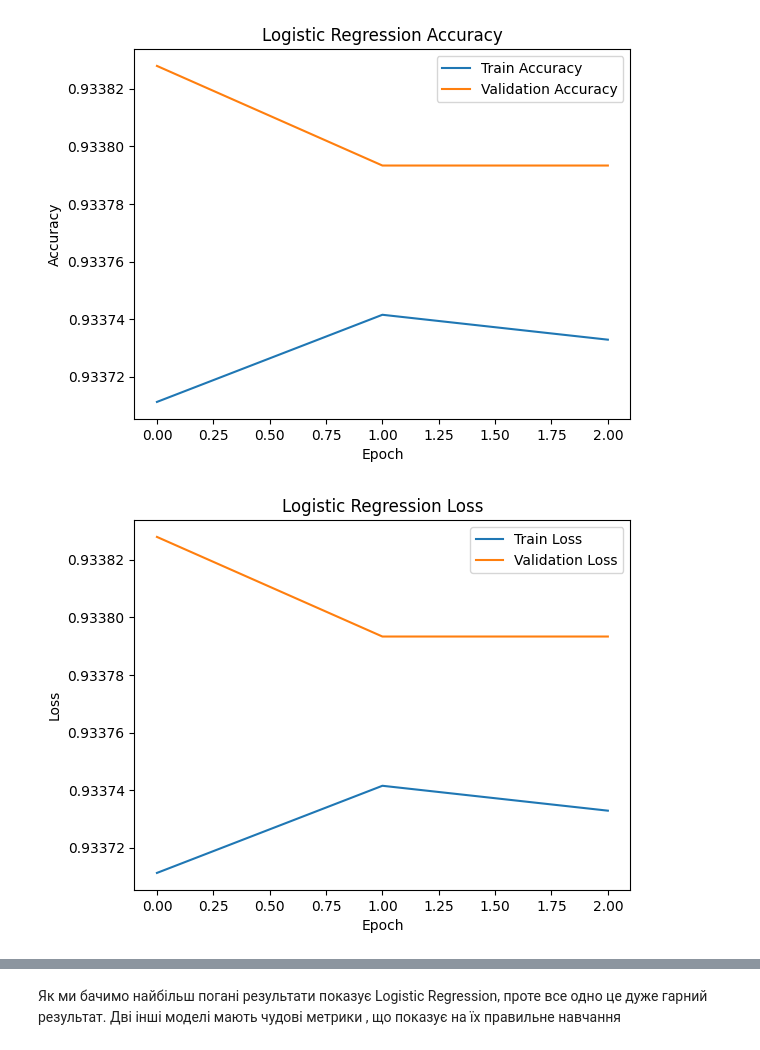
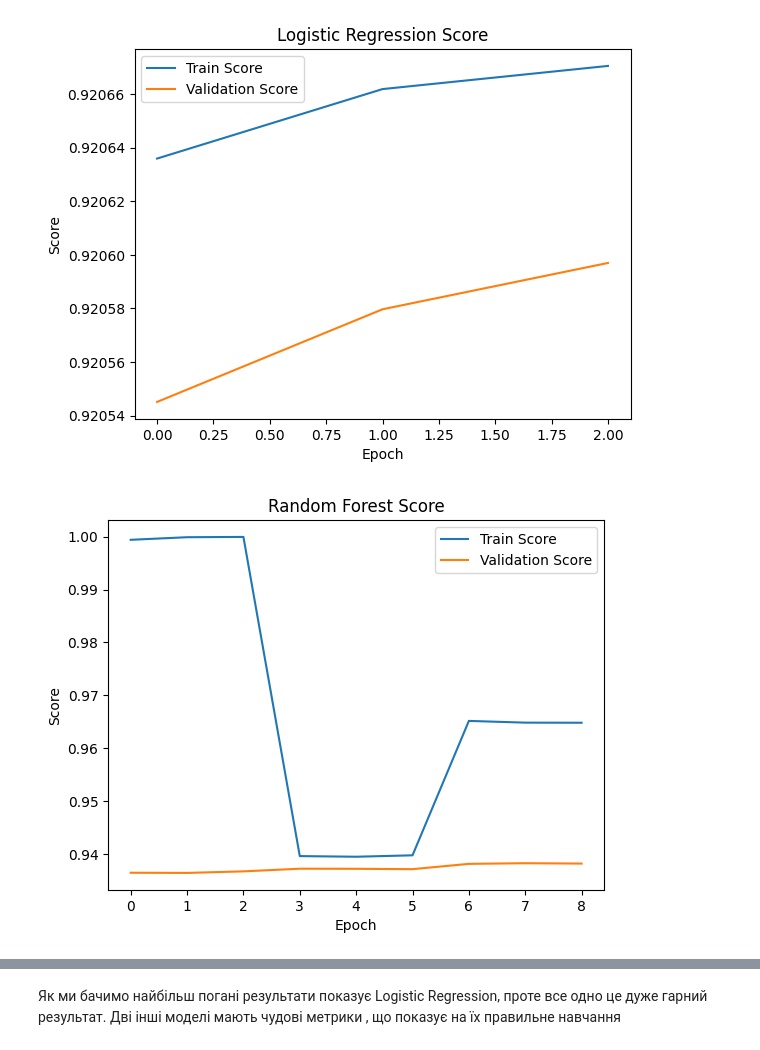
Before and after one commit to RomanKhakhula/GoIT-Final-Project, a Jupyter notebook: ML_models.ipynb, the cells around one changed output, grey strips where cells are left out. Drawn from its saved outputs; the diff is of its cells as text; code cells hidden in the pictures.

Commit message:
Updating files that creates models
Updating files that creates models.

```diff
--- a/ML_models.ipynb
+++ b/ML_models.ipynb
@@ -1,26 +25,4 @@
 # %%
-import pandas as pd
-from sklearn.model_selection import train_test_split
-from sklearn.linear_model import LogisticRegression
-from sklearn.ensemble import RandomForestClassifier
-from sklearn.tree import DecisionTreeClassifier
-from sklearn.metrics import accuracy_score, recall_score, precision_score, f1_score, mean_squared_error
-from sklearn.model_selection import GridSearchCV
-from sklearn.preprocessing import StandardScaler
-import joblib
-import matplotlib.pyplot as plt
-
-# Завантаження даних
-file_path = '/content/final_df.csv'
-data = pd.read_csv(file_path)
-
-# Розділення даних на ознаки та мітки
-X = data.drop('churn', axis=1)  # Ознаки
-y = data['churn']  # Цільова змінна
-
-# Розділення на тренувальний та тестовий набори
-X_train, X_test, y_train, y_test = train_test_split(X, y, test_size=0.2, random_state=42)
-
 # Масштабування даних
 scaler = StandardScaler()
 X_train = scaler.fit_transform(X_train)
@@ -34,7 +36,7 @@ models = {
 
 # Гіперпараметри для крос-валідації
 param_grids = {
-    'Logistic Regression': {'C': [0.1, 1, 10]},
+    'Logistic Regression': {'C': [0.1, 1, 10, 100]},
     'Random Forest': {'n_estimators': [50, 100, 200], 'max_depth': [None, 10, 20]},
     'Decision Tree': {'max_depth': [None, 10, 20], 'min_samples_split': [2, 5, 10]}
 }
@@ -81,3 +83,6 @@ Decision Tree Mean Squared Error: 0.025665859564164648
 Logistic Regression model saved as Logistic_Regression_model.pkl
 Random Forest model saved as Random_Forest_model.pkl
 Decision Tree model saved as Decision_Tree_model.pkl
+# %%
+for model_name, hist in history.items():
+  print(model_name, hist)
@@ -84,20 +107,12 @@ Decision Tree model saved as Decision_Tree_model.pkl
 # %%
 for model_name, hist in history.items():
-    plt.plot(hist['mean_train_score'], label='Train Accuracy')
-    plt.plot(hist['mean_test_score'], label='Validation Accuracy')
-    plt.title(f'{model_name} Accuracy')
+    plt.plot(hist['mean_train_score'], label='Train Score')
+    plt.plot(hist['mean_test_score'], label='Validation Score')
+    plt.title(f'{model_name} Score')
     plt.xlabel('Epoch')
-    plt.ylabel('Accuracy')
+    plt.ylabel('Score')
     plt.legend()
     plt.show()
-
-    plt.plot(hist['mean_train_score'], label='Train Loss')
-    plt.plot(hist['mean_test_score'], label='Validation Loss')
-    plt.title(f'{model_name} Loss')
-    plt.xlabel('Epoch')
-    plt.ylabel('Loss')
-    plt.legend()
-    plt.show()
 # %% [output]
-[figure, old version]
+[figure, new version]
-[figure, old version]
+[figure, new version]
```
Also changed, not shown: parts of 6 cells of this notebook, 5 other files.
